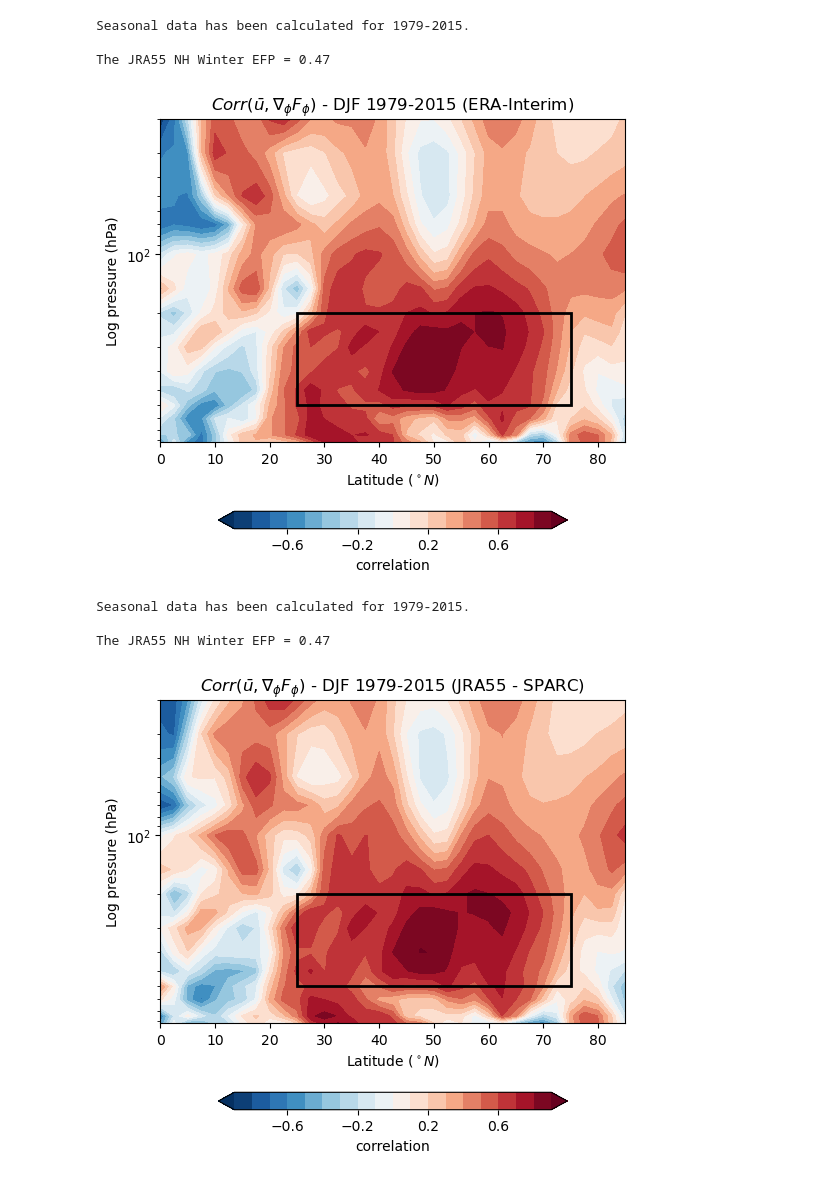
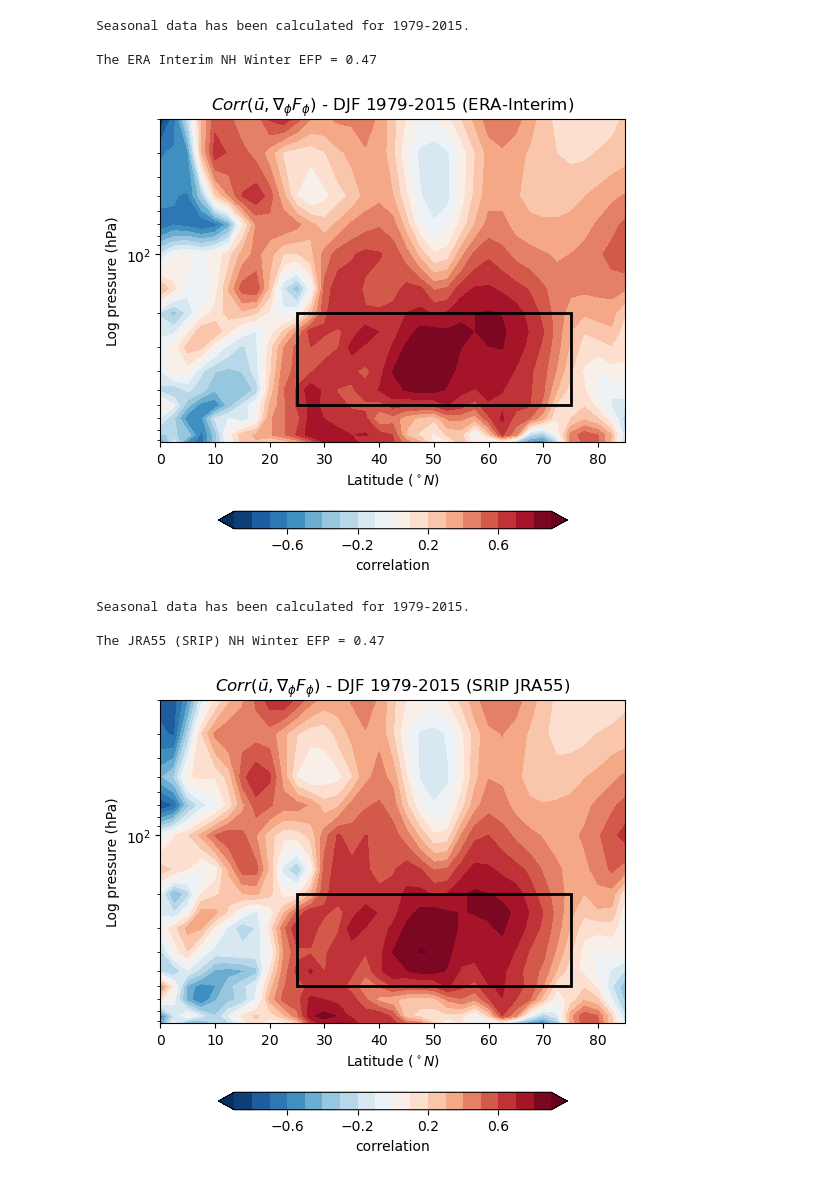
Before and after one commit to Caturrell/eddy_feedback, a Jupyter notebook: reproduce/smith_2022/fig6a_reanalysis.ipynb, the cells around one changed output. Saved outputs shown, nothing was run; the diff lists cells and outputs as text; code cells hidden in the pictures.

```diff
--- a/reproduce/smith_2022/fig6a_reanalysis.ipynb
+++ b/reproduce/smith_2022/fig6a_reanalysis.ipynb
@@ -84,24 +24,24 @@ Attributes: (0)
 # %%
 efp_era = ef.calculate_efp(ds1, check_variables=True, flip_level=True)
-print(f'The JRA55 NH Winter EFP = {efp_era.values.round(2)}')
+print(f'The ERA Interim NH Winter EFP = {efp_era.values.round(2)}')
 
 plot.plot_reanalysis_correlation(ds1, check_variables=True, top_atmos=20., cut_poles=True,
                                  label='DJF 1979-2015 (ERA-Interim)')
 # %% [output]
 Seasonal data has been calculated for 1979-2015.
 
-The JRA55 NH Winter EFP = 0.47
+The ERA Interim NH Winter EFP = 0.47
 [figure]
 # %%
 efp_jra = ef.calculate_efp(ds2, check_variables=True, flip_level=True)
-print(f'The JRA55 NH Winter EFP = {efp_jra.values.round(2)}')
+print(f'The JRA55 (SRIP) NH Winter EFP = {efp_jra.values.round(2)}')
 
 plot.plot_reanalysis_correlation(ds2, check_variables=True, top_atmos=20., cut_poles=True,
-                                 label='DJF 1979-2015 (JRA55 - SPARC)')
+                                 label='DJF 1979-2015 (SRIP JRA55)')
 # %% [output]
 Seasonal data has been calculated for 1979-2015.
 
-The JRA55 NH Winter EFP = 0.47
+The JRA55 (SRIP) NH Winter EFP = 0.47
-[figure, old version]
+[figure, new version]
 # %%
 efp_ncep = ef.calculate_efp(ds3, check_variables=True, flip_level=True)
```
Also changed, not shown: parts of 9 cells of this notebook, 6 other files.
